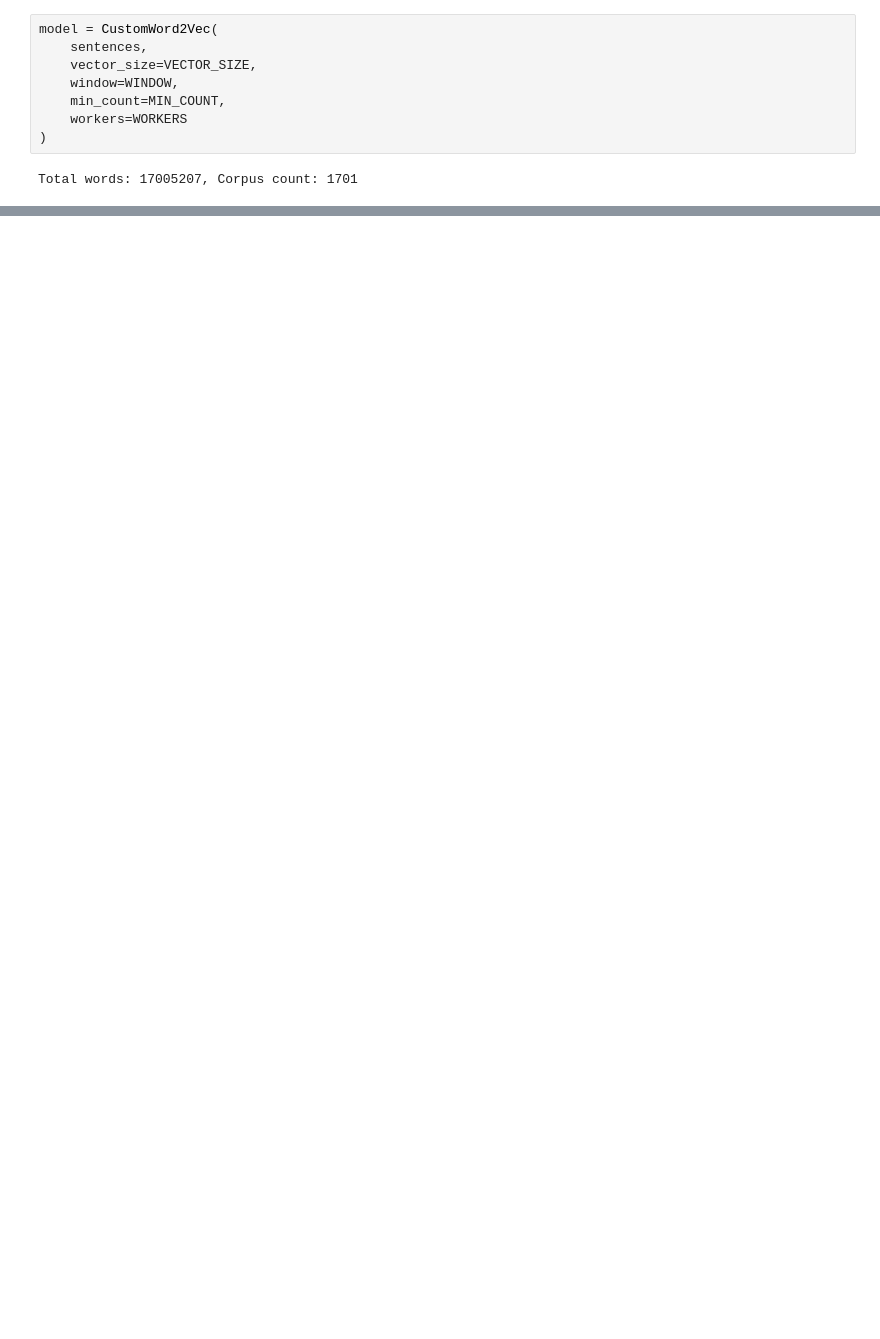
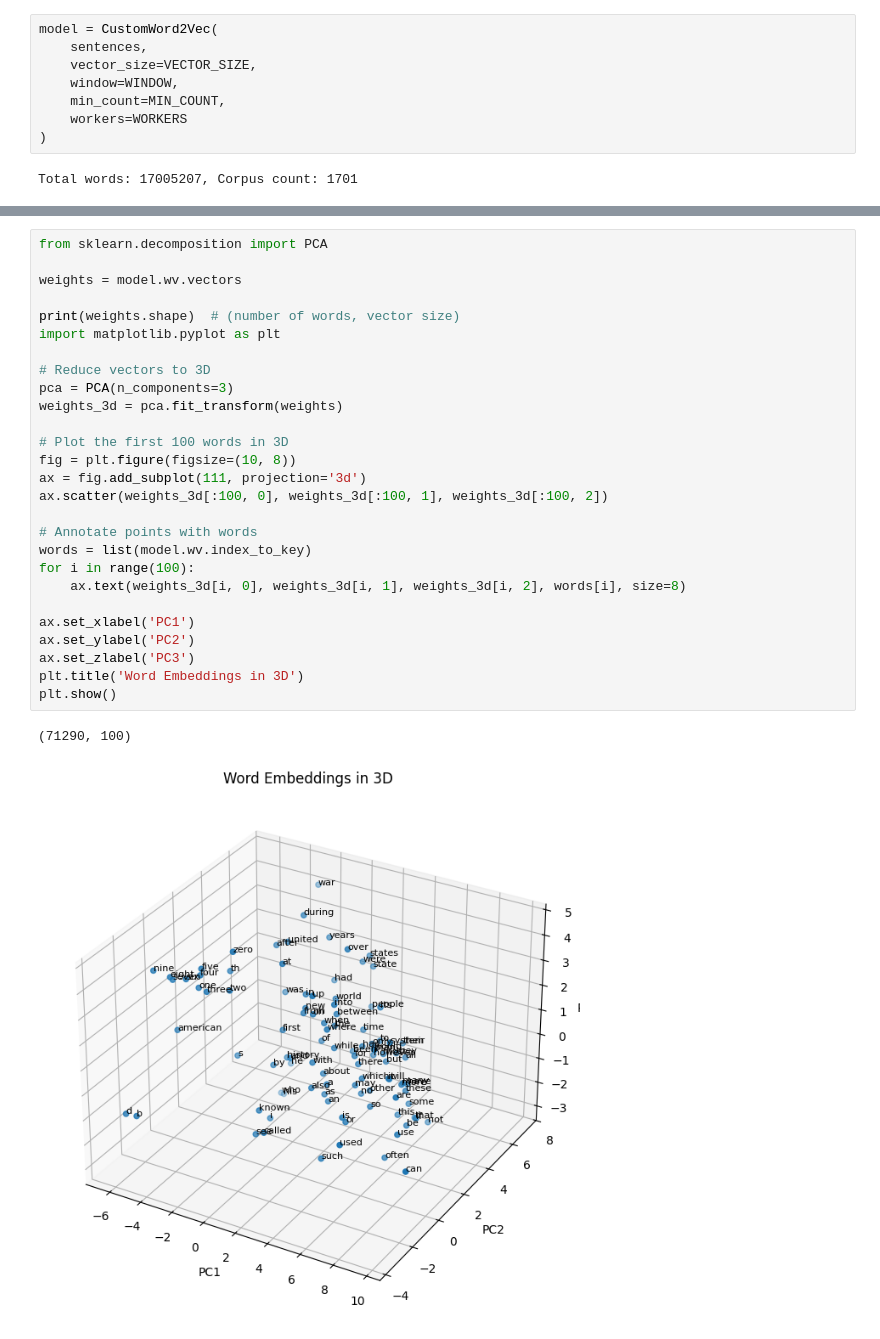
Before and after one commit to MorrisSimons/building_vectorstore_from_scratch, a Jupyter notebook: vector_store.ipynb, the cells around one changed output, grey strips where cells are left out. Saved outputs shown, nothing was run; the diff lists cells and outputs as text; blank space fills up the shorter version.

Commit message:
testing how i will plot the vector

```diff
--- a/vector_store.ipynb
+++ b/vector_store.ipynb
@@ -131,0 +146,30 @@ print(model.wv.most_similar('king', topn=10))
+# %%
+from sklearn.decomposition import PCA
+
+weights = model.wv.vectors
+
+print(weights.shape)  # (number of words, vector size)
+import matplotlib.pyplot as plt
+
+# Reduce vectors to 3D
+pca = PCA(n_components=3)
+weights_3d = pca.fit_transform(weights)
+
+# Plot the first 100 words in 3D
+fig = plt.figure(figsize=(10, 8))
+ax = fig.add_subplot(111, projection='3d')
+ax.scatter(weights_3d[:100, 0], weights_3d[:100, 1], weights_3d[:100, 2])
+
+# Annotate points with words
+words = list(model.wv.index_to_key)
+for i in range(100):
+    ax.text(weights_3d[i, 0], weights_3d[i, 1], weights_3d[i, 2], words[i], size=8)
+
+ax.set_xlabel('PC1')
+ax.set_ylabel('PC2')
+ax.set_zlabel('PC3')
+plt.title('Word Embeddings in 3D')
+plt.show()
+# %% [output]
+(71290, 100)
+[figure, added]
```
Also changed, not shown: parts of 2 cells of this notebook.
